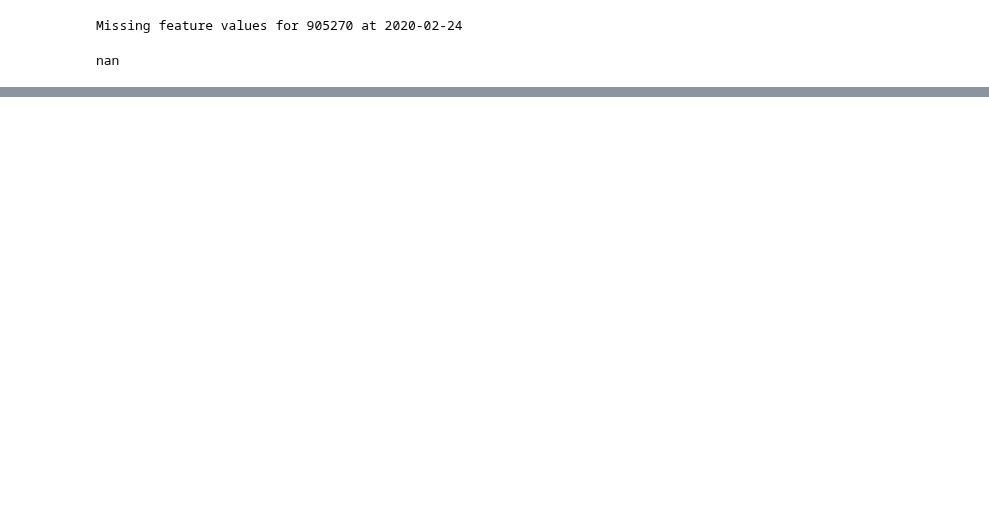
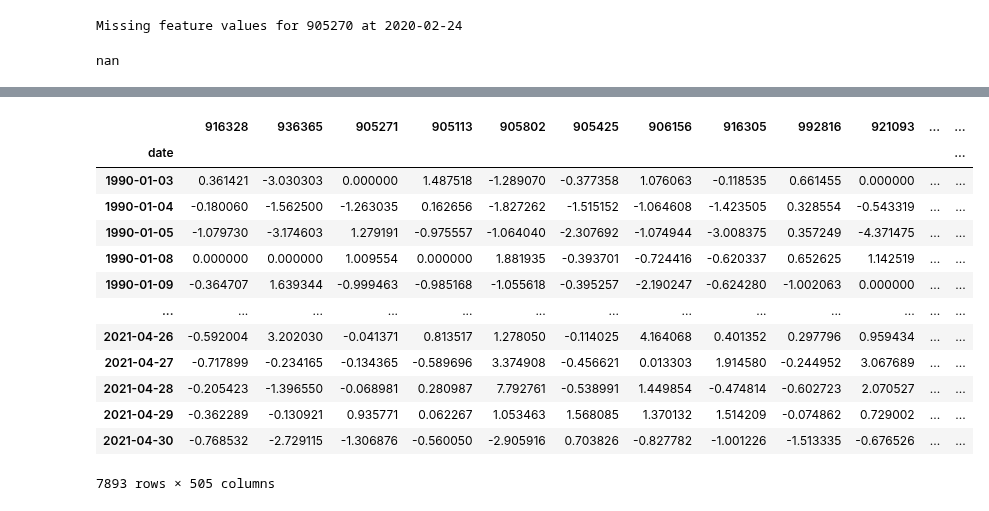
Before and after one commit to jeremylee73/differential-capital, a Jupyter notebook: linear-model/linear-returns-general.ipynb, the cells around one changed output, grey strips where cells are left out. Saved outputs shown, nothing was run; the diff lists cells and outputs as text; code cells hidden in the pictures; blank space fills up the shorter version.

```diff
--- a/linear-model/linear-returns-general.ipynb
+++ b/linear-model/linear-returns-general.ipynb
@@ -119,0 +154,17 @@ IndexError: index 0 is out of bounds for axis 0 with size 0
+# %%
+returns[listed_stocks]
+# %% [output]
+|  | 916328 | 936365 | 905271 | 905113 | 905802 | 905425 | 906156 | 916305 | 992816 | 921093 | ... | ... |
+| date |  |  |  |  |  |  |  |  |  |  |  | ... |
+| 1990-01-03 | 0.361421 | -3.030303 | 0.000000 | 1.487518 | -1.289070 | -0.377358 | 1.076063 | -0.118535 | 0.661455 | 0.000000 | ... | ... |
+| 1990-01-04 | -0.180060 | -1.562500 | -1.263035 | 0.162656 | -1.827262 | -1.515152 | -1.064608 | -1.423505 | 0.328554 | -0.543319 | ... | ... |
+| 1990-01-05 | -1.079730 | -3.174603 | 1.279191 | -0.975557 | -1.064040 | -2.307692 | -1.074944 | -3.008375 | 0.357249 | -4.371475 | ... | ... |
+| 1990-01-08 | 0.000000 | 0.000000 | 1.009554 | 0.000000 | 1.881935 | -0.393701 | -0.724416 | -0.620337 | 0.652625 | 1.142519 | ... | ... |
+| 1990-01-09 | -0.364707 | 1.639344 | -0.999463 | -0.985168 | -1.055618 | -0.395257 | -2.190247 | -0.624280 | -1.002063 | 0.000000 | ... | ... |
+| ... | ... | ... | ... | ... | ... | ... | ... | ... | ... | ... | ... | ... |
+| 2021-04-26 | -0.592004 | 3.202030 | -0.041371 | 0.813517 | 1.278050 | -0.114025 | 4.164068 | 0.401352 | 0.297796 | 0.959434 | ... | ... |
+| 2021-04-27 | -0.717899 | -0.234165 | -0.134365 | -0.589696 | 3.374908 | -0.456621 | 0.013303 | 1.914580 | -0.244952 | 3.067689 | ... | ... |
+| 2021-04-28 | -0.205423 | -1.396550 | -0.068981 | 0.280987 | 7.792761 | -0.538991 | 1.449854 | -0.474814 | -0.602723 | 2.070527 | ... | ... |
+| 2021-04-29 | -0.362289 | -0.130921 | 0.935771 | 0.062267 | 1.053463 | 1.568085 | 1.370132 | 1.514209 | -0.074862 | 0.729002 | ... | ... |
+| 2021-04-30 | -0.768532 | -2.729115 | -1.306876 | -0.560050 | -2.905916 | 0.703826 | -0.827782 | -1.001226 | -1.513335 | -0.676526 | ... | ... |
+7893 rows × 505 columns
```
Also changed, not shown: parts of 16 cells of this notebook.
